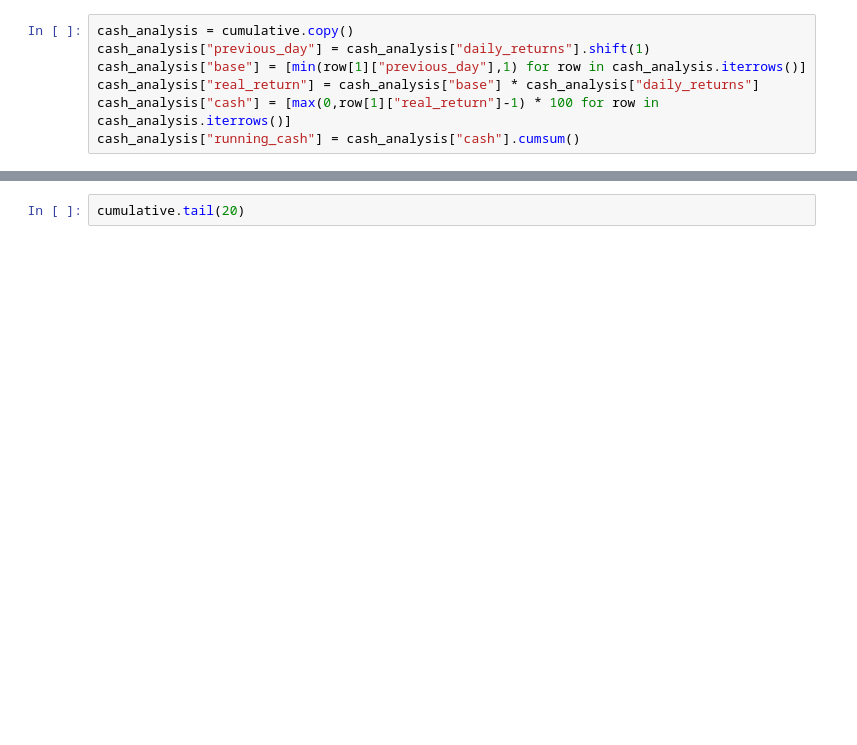
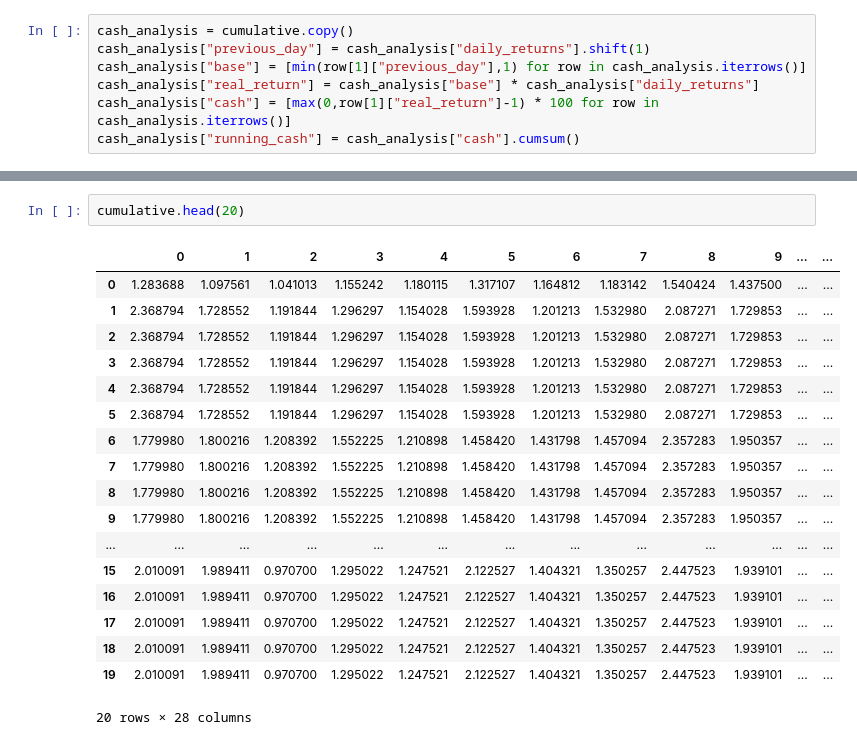
Before and after one commit to webclinic017/longshot-, a Jupyter notebook: analysis.ipynb, the cells around one changed output, grey strips where cells are left out. Drawn from its saved outputs; the diff is of its cells as text; blank space fills up the shorter version.

```diff
--- a/analysis.ipynb
+++ b/analysis.ipynb
@@ -143,5 +300,24 @@ plt.legend(["pv","bench"])
 # %%
-cumulative.tail(20)
+cumulative.head(20)
+# %% [output]
+|  | 0 | 1 | 2 | 3 | 4 | 5 | 6 | 7 | 8 | 9 | ... | ... |
+| 0 | 1.283688 | 1.097561 | 1.041013 | 1.155242 | 1.180115 | 1.317107 | 1.164812 | 1.183142 | 1.540424 | 1.437500 | ... | ... |
+| 1 | 2.368794 | 1.728552 | 1.191844 | 1.296297 | 1.154028 | 1.593928 | 1.201213 | 1.532980 | 2.087271 | 1.729853 | ... | ... |
+| 2 | 2.368794 | 1.728552 | 1.191844 | 1.296297 | 1.154028 | 1.593928 | 1.201213 | 1.532980 | 2.087271 | 1.729853 | ... | ... |
+| 3 | 2.368794 | 1.728552 | 1.191844 | 1.296297 | 1.154028 | 1.593928 | 1.201213 | 1.532980 | 2.087271 | 1.729853 | ... | ... |
+| 4 | 2.368794 | 1.728552 | 1.191844 | 1.296297 | 1.154028 | 1.593928 | 1.201213 | 1.532980 | 2.087271 | 1.729853 | ... | ... |
+| 5 | 2.368794 | 1.728552 | 1.191844 | 1.296297 | 1.154028 | 1.593928 | 1.201213 | 1.532980 | 2.087271 | 1.729853 | ... | ... |
+| 6 | 1.779980 | 1.800216 | 1.208392 | 1.552225 | 1.210898 | 1.458420 | 1.431798 | 1.457094 | 2.357283 | 1.950357 | ... | ... |
+| 7 | 1.779980 | 1.800216 | 1.208392 | 1.552225 | 1.210898 | 1.458420 | 1.431798 | 1.457094 | 2.357283 | 1.950357 | ... | ... |
+| 8 | 1.779980 | 1.800216 | 1.208392 | 1.552225 | 1.210898 | 1.458420 | 1.431798 | 1.457094 | 2.357283 | 1.950357 | ... | ... |
+| 9 | 1.779980 | 1.800216 | 1.208392 | 1.552225 | 1.210898 | 1.458420 | 1.431798 | 1.457094 | 2.357283 | 1.950357 | ... | ... |
+| ... | ... | ... | ... | ... | ... | ... | ... | ... | ... | ... | ... | ... |
+| 15 | 2.010091 | 1.989411 | 0.970700 | 1.295022 | 1.247521 | 2.122527 | 1.404321 | 1.350257 | 2.447523 | 1.939101 | ... | ... |
+| 16 | 2.010091 | 1.989411 | 0.970700 | 1.295022 | 1.247521 | 2.122527 | 1.404321 | 1.350257 | 2.447523 | 1.939101 | ... | ... |
+| 17 | 2.010091 | 1.989411 | 0.970700 | 1.295022 | 1.247521 | 2.122527 | 1.404321 | 1.350257 | 2.447523 | 1.939101 | ... | ... |
+| 18 | 2.010091 | 1.989411 | 0.970700 | 1.295022 | 1.247521 | 2.122527 | 1.404321 | 1.350257 | 2.447523 | 1.939101 | ... | ... |
+| 19 | 2.010091 | 1.989411 | 0.970700 | 1.295022 | 1.247521 | 2.122527 | 1.404321 | 1.350257 | 2.447523 | 1.939101 | ... | ... |
+20 rows × 28 columns
 # %%
 plt.figure(figsize=(12, 7), dpi=80)
 position_columns = [x for x in cumulative.columns if x not in ["year","week","quarter","date_string","date","pv","adjclose","bench"]]
```
Also changed, not shown: parts of 26 cells of this notebook, 31 other files.
